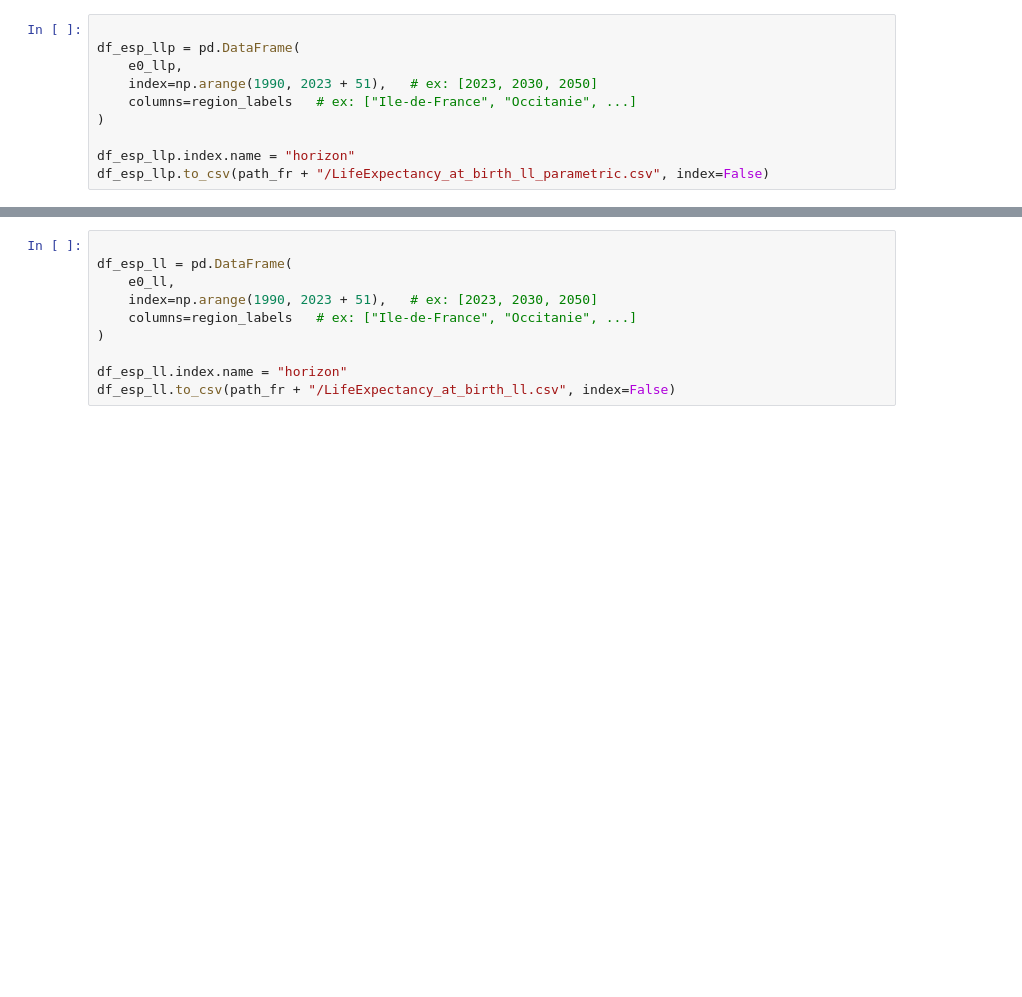
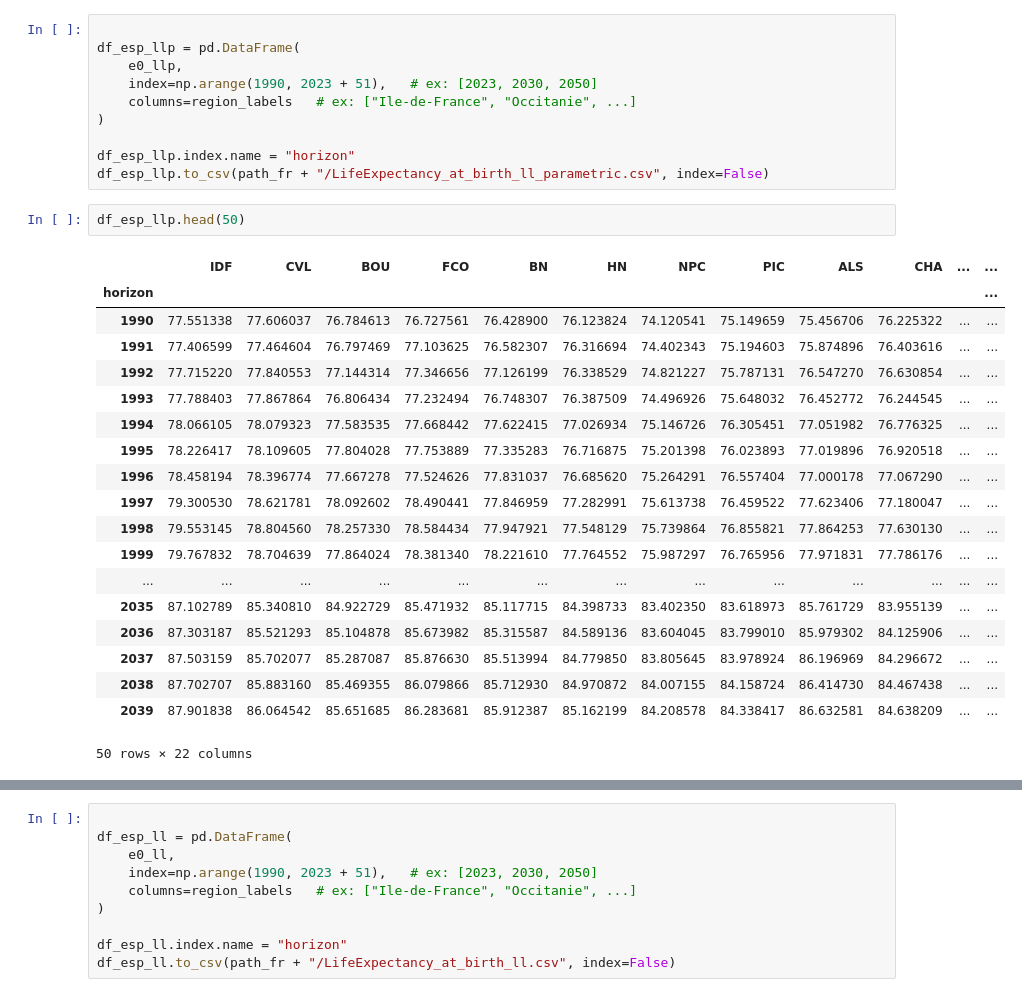
Before and after one commit to detralytics/morta_nuts2, a Jupyter notebook: notebook/Exploration_FR/exploration_deterministe_FR.ipynb, the cells around one changed output, grey strips where cells are left out. Cells and saved outputs as stored; diff of their text form; blank space fills up the shorter version.

```diff
--- a/notebook/Exploration_FR/exploration_deterministe_FR.ipynb
+++ b/notebook/Exploration_FR/exploration_deterministe_FR.ipynb
@@ -880,3 +880,25 @@ df_esp_llp = pd.DataFrame(
 
 df_esp_llp.index.name = "horizon"
 df_esp_llp.to_csv(path_fr + "/LifeExpectancy_at_birth_ll_parametric.csv", index=False)
+# %%
+df_esp_llp.head(50)
+# %% [output]
+|  | IDF | CVL | BOU | FCO | BN | HN | NPC | PIC | ALS | CHA | ... | ... |
+| horizon |  |  |  |  |  |  |  |  |  |  |  | ... |
+| 1990 | 77.551338 | 77.606037 | 76.784613 | 76.727561 | 76.428900 | 76.123824 | 74.120541 | 75.149659 | 75.456706 | 76.225322 | ... | ... |
+| 1991 | 77.406599 | 77.464604 | 76.797469 | 77.103625 | 76.582307 | 76.316694 | 74.402343 | 75.194603 | 75.874896 | 76.403616 | ... | ... |
+| 1992 | 77.715220 | 77.840553 | 77.144314 | 77.346656 | 77.126199 | 76.338529 | 74.821227 | 75.787131 | 76.547270 | 76.630854 | ... | ... |
+| 1993 | 77.788403 | 77.867864 | 76.806434 | 77.232494 | 76.748307 | 76.387509 | 74.496926 | 75.648032 | 76.452772 | 76.244545 | ... | ... |
+| 1994 | 78.066105 | 78.079323 | 77.583535 | 77.668442 | 77.622415 | 77.026934 | 75.146726 | 76.305451 | 77.051982 | 76.776325 | ... | ... |
+| 1995 | 78.226417 | 78.109605 | 77.804028 | 77.753889 | 77.335283 | 76.716875 | 75.201398 | 76.023893 | 77.019896 | 76.920518 | ... | ... |
+| 1996 | 78.458194 | 78.396774 | 77.667278 | 77.524626 | 77.831037 | 76.685620 | 75.264291 | 76.557404 | 77.000178 | 77.067290 | ... | ... |
+| 1997 | 79.300530 | 78.621781 | 78.092602 | 78.490441 | 77.846959 | 77.282991 | 75.613738 | 76.459522 | 77.623406 | 77.180047 | ... | ... |
+| 1998 | 79.553145 | 78.804560 | 78.257330 | 78.584434 | 77.947921 | 77.548129 | 75.739864 | 76.855821 | 77.864253 | 77.630130 | ... | ... |
+| 1999 | 79.767832 | 78.704639 | 77.864024 | 78.381340 | 78.221610 | 77.764552 | 75.987297 | 76.765956 | 77.971831 | 77.786176 | ... | ... |
+| ... | ... | ... | ... | ... | ... | ... | ... | ... | ... | ... | ... | ... |
+| 2035 | 87.102789 | 85.340810 | 84.922729 | 85.471932 | 85.117715 | 84.398733 | 83.402350 | 83.618973 | 85.761729 | 83.955139 | ... | ... |
+| 2036 | 87.303187 | 85.521293 | 85.104878 | 85.673982 | 85.315587 | 84.589136 | 83.604045 | 83.799010 | 85.979302 | 84.125906 | ... | ... |
+| 2037 | 87.503159 | 85.702077 | 85.287087 | 85.876630 | 85.513994 | 84.779850 | 83.805645 | 83.978924 | 86.196969 | 84.296672 | ... | ... |
+| 2038 | 87.702707 | 85.883160 | 85.469355 | 86.079866 | 85.712930 | 84.970872 | 84.007155 | 84.158724 | 86.414730 | 84.467438 | ... | ... |
+| 2039 | 87.901838 | 86.064542 | 85.651685 | 86.283681 | 85.912387 | 85.162199 | 84.208578 | 84.338417 | 86.632581 | 84.638209 | ... | ... |
+50 rows × 22 columns
```
Also changed, not shown: parts of 2 cells of this notebook, 3 other files.
